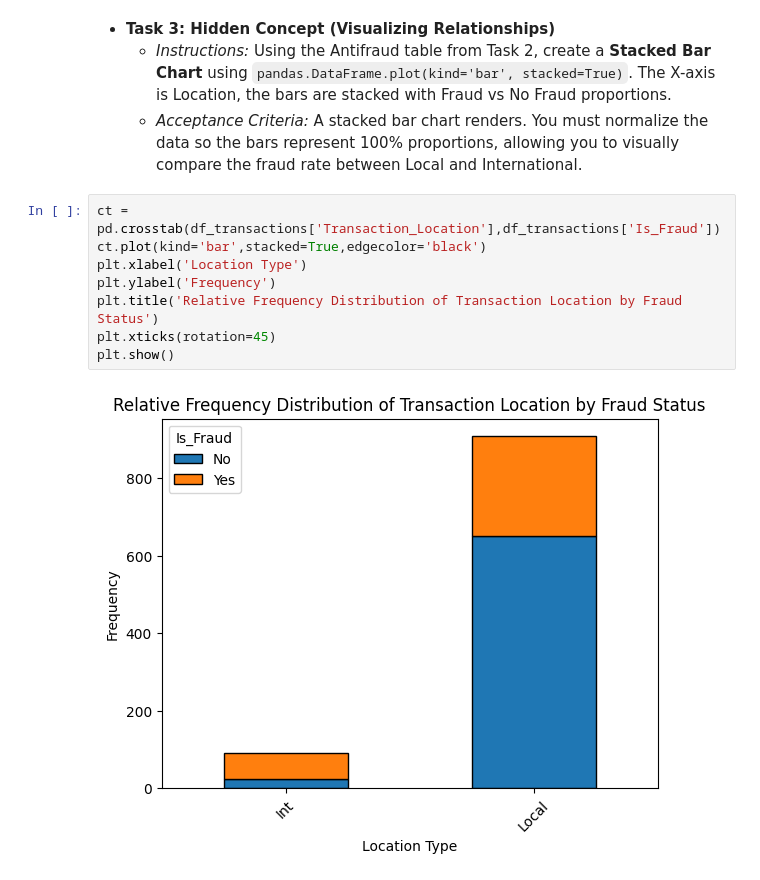
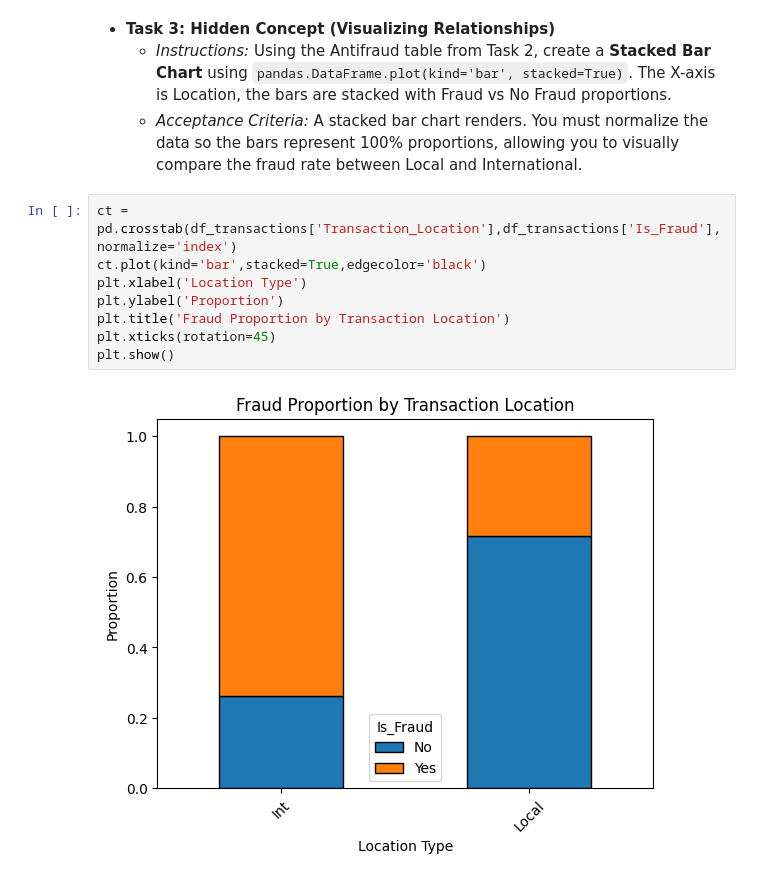
Before and after one commit to say-ahmedi/DS_PROJECTS, a Jupyter notebook: 02_maths_statistics/01_khanac_probstat/unit_1/02_two_way_frequency_tables.ipynb, the cells around one changed output. Saved outputs shown, nothing was run; the diff lists cells and outputs as text.

```diff
--- a/02_maths_statistics/01_khanac_probstat/unit_1/02_two_way_frequency_tables.ipynb
+++ b/02_maths_statistics/01_khanac_probstat/unit_1/02_two_way_frequency_tables.ipynb
@@ -119,12 +133,12 @@ pd.crosstab(df_transactions['Transaction_Location'],df_transactions['Is_Fraud'],
   * *Instructions:* Using the Antifraud table from Task 2, create a **Stacked Bar Chart** using `pandas.DataFrame.plot(kind='bar', stacked=True)`. The X-axis is Location, the bars are stacked with Fraud vs No Fraud proportions.
   * *Acceptance Criteria:* A stacked bar chart renders. You must normalize the data so the bars represent 100% proportions, allowing you to visually compare the fraud rate between Local and International.
 # %%
-ct = pd.crosstab(df_transactions['Transaction_Location'],df_transactions['Is_Fraud'])
+ct = pd.crosstab(df_transactions['Transaction_Location'],df_transactions['Is_Fraud'],normalize='index')
 ct.plot(kind='bar',stacked=True,edgecolor='black')
 plt.xlabel('Location Type')
-plt.ylabel('Frequency')
-plt.title('Relative Frequency Distribution of Transaction Location by Fraud Status')
+plt.ylabel('Proportion')
+plt.title('Fraud Proportion by Transaction Location')
 plt.xticks(rotation=45)
 plt.show()
 # %% [output]
-[figure, old version]
+[figure, new version]
```
Also changed, not shown: parts of 5 cells of this notebook, 2 other files.
